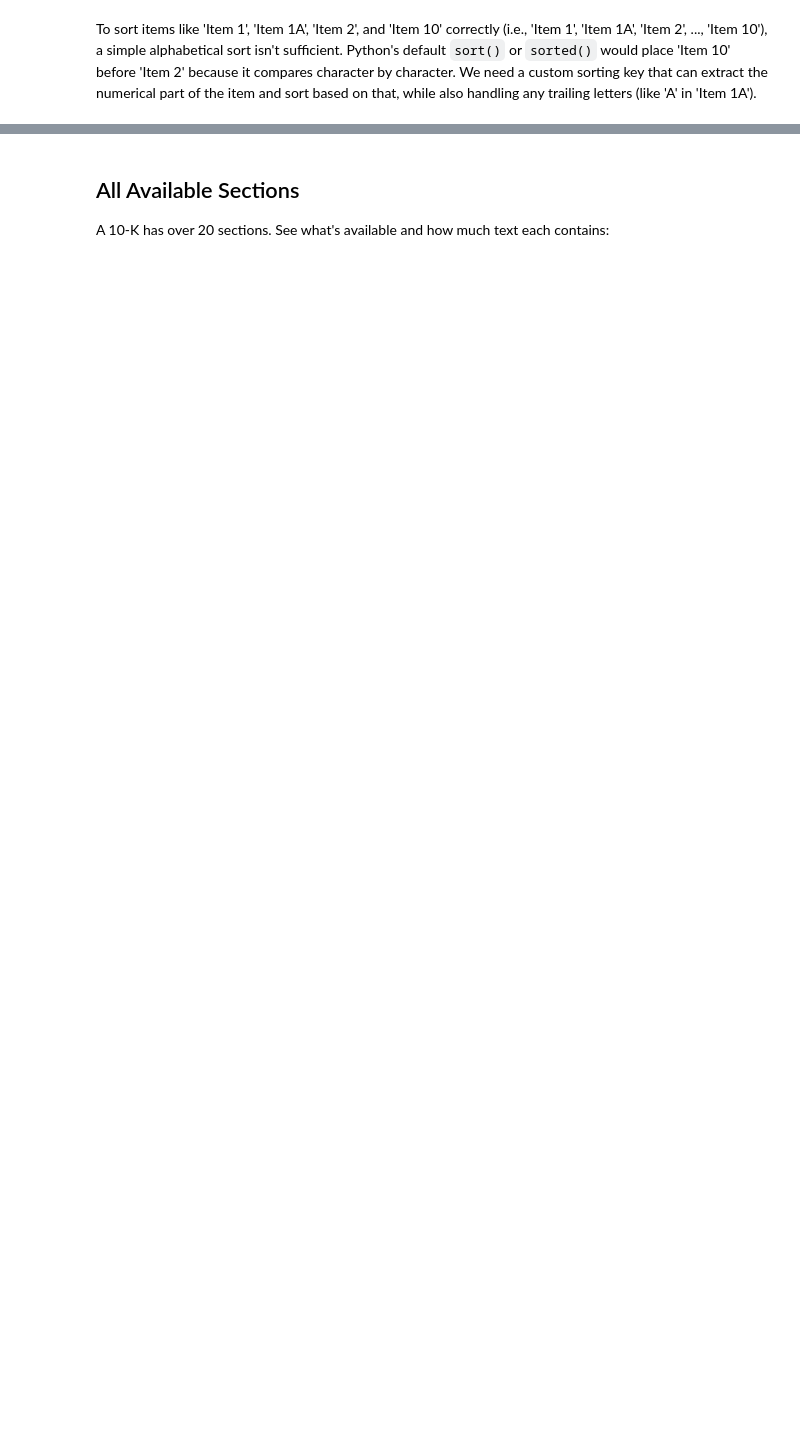
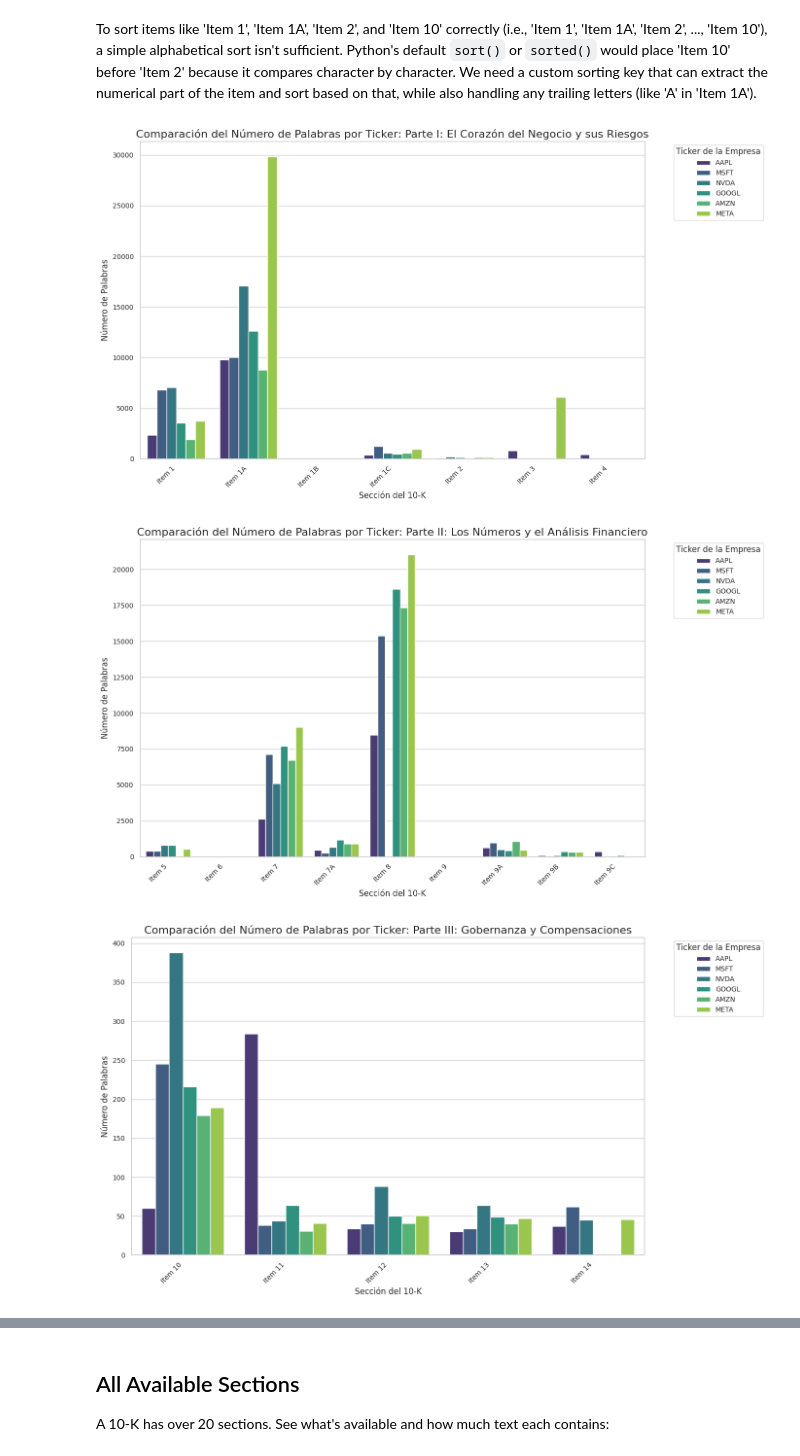
Before and after one commit to txebas/Finance, a Jupyter notebook: notebooks/sec-filing-text-nlp-python.ipynb, the cells around one changed output, grey strips where cells are left out. Saved outputs shown, nothing was run; the diff lists cells and outputs as text; code cells hidden in the pictures; blank space fills up the shorter version.

```diff
--- a/notebooks/sec-filing-text-nlp-python.ipynb
+++ b/notebooks/sec-filing-text-nlp-python.ipynb
@@ -254,2 +258,62 @@ plt.show()
 # %% [markdown]
 To sort items like 'Item 1', 'Item 1A', 'Item 2', and 'Item 10' correctly (i.e., 'Item 1', 'Item 1A', 'Item 2', ..., 'Item 10'), a simple alphabetical sort isn't sufficient. Python's default `sort()` or `sorted()` would place 'Item 10' before 'Item 2' because it compares character by character. We need a custom sorting key that can extract the numerical part of the item and sort based on that, while also handling any trailing letters (like 'A' in 'Item 1A').
+# %%
+import matplotlib.pyplot as plt
+import seaborn as sns
+import pandas as pd
+
+# df_item_comparison and key_items_to_plot are available from previous execution
+
+# Define the items for each part of the 10-K based on the provided structure
+parts_definition = {
+    "Parte I: El Corazón del Negocio y sus Riesgos": [
+        'Item 1', 'Item 1A', 'Item 1B', 'Item 1C', 'Item 2', 'Item 3', 'Item 4'
+    ],
+    "Parte II: Los Números y el Análisis Financiero": [
+        'Item 5', 'Item 6', 'Item 7', 'Item 7A', 'Item 8', 'Item 9', 'Item 9A', 'Item 9B', 'Item 9C'
+    ],
+    "Parte III: Gobernanza y Compensaciones": [
+        'Item 10', 'Item 11', 'Item 12', 'Item 13', 'Item 14'
+    ],
+    "Parte IV: Anexos y Firmas": [
+        'Item 15', 'Item 16'
+    ]
+}
+
+sns.set_theme(style="whitegrid")
+
+for part_name, items_in_part in parts_definition.items():
+    # Filter df_item_comparison for items relevant to the current part
+    # Ensure that the items_in_part actually exist in the DataFrame columns
+    valid_items_for_plot = [item for item in items_in_part if item in df_item_comparison.columns]
+
+    if not valid_items_for_plot:
+        print(f"No data available for {part_name}. Skipping plot.")
+        continue
+
+    # Select only the 'Ticker' column and the valid items for this part
+    df_part = df_item_comparison[['Ticker'] + valid_items_for_plot]
+
+    # Melt the DataFrame to long format for easier plotting with seaborn
+    df_melted_part = df_part.melt(
+        id_vars=['Ticker'],
+        value_vars=valid_items_for_plot,
+        var_name='Sección del 10-K',
+        value_name='Número de Palabras'
+    )
+
+    plt.figure(figsize=(14, 8))
+    sns.barplot(data=df_melted_part, x='Sección del 10-K', y='Número de Palabras', hue='Ticker', palette='viridis')
+
+    plt.title(f'Comparación del Número de Palabras por Ticker: {part_name}', fontsize=16)
+    plt.xlabel('Sección del 10-K', fontsize=12)
+    plt.ylabel('Número de Palabras', fontsize=12)
+    plt.xticks(rotation=45, ha='right', fontsize=10)
+    plt.yticks(fontsize=10)
+    plt.legend(title='Ticker de la Empresa', bbox_to_anchor=(1.05, 1), loc='upper left', fontsize=10, title_fontsize=12)
+    plt.tight_layout()
+    plt.show()
+# %% [output]
+[figure, added]
+[figure, added]
+[figure, added]
```
Also changed, not shown: parts of 5 cells of this notebook.
